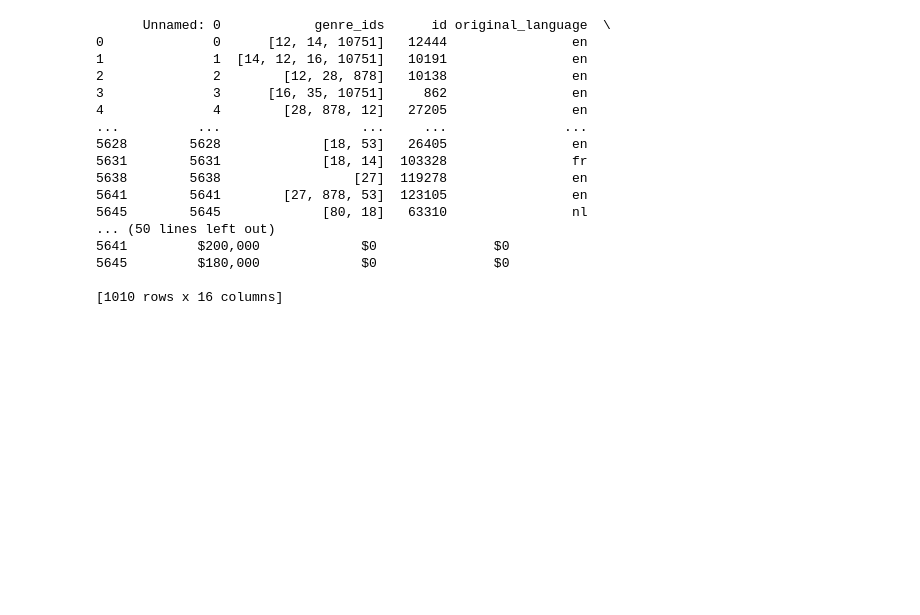
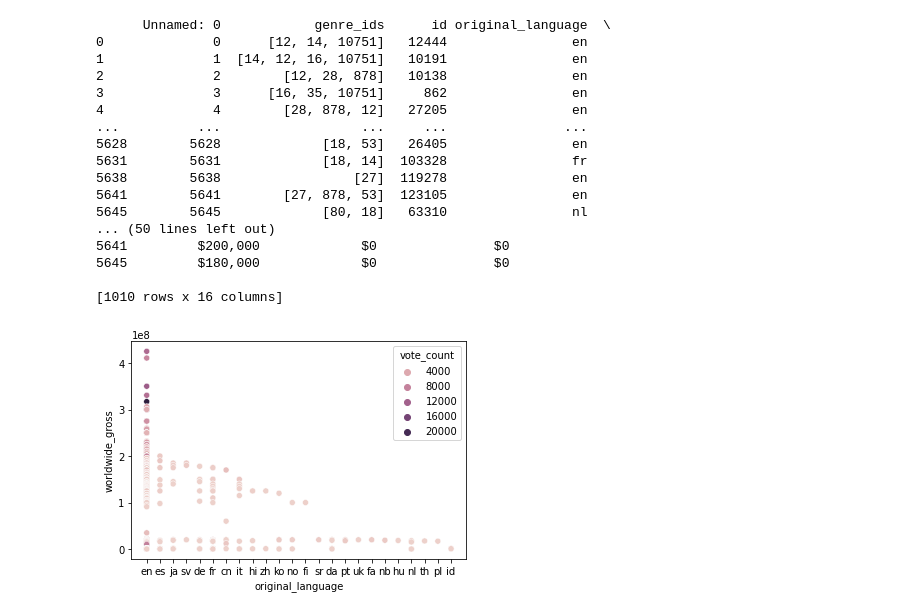
Before and after one commit to bkokin/semester_1_capstone, a Jupyter notebook: exploratory_work/Diana_explanatory.ipynb, the cells around one changed output. Cells and saved outputs as stored; diff of their text form; code cells hidden in the pictures; blank space fills up the shorter version.

```diff
--- a/exploratory_work/Diana_explanatory.ipynb
+++ b/exploratory_work/Diana_explanatory.ipynb
@@ -209,2 +252,13 @@ print (result)
+# %%
+import seaborn as sns
+sns.scatterplot(x="original_language", y="worldwide_gross", data=result, hue = "vote_count");
+
+#plt.title ("")
+#plt.legend(bbox_to_anchor=(1.02, 1), loc='upper left', borderaxespad=0)
+
+#Note: maybe subtract worldwide gross from production budget to get the worldwide profit
+       # find popular language and any correlation to the worldwide profit
+# %% [output]
+[figure, added]
 # %%
 import seaborn as sns
```
Also changed, not shown: parts of 22 cells of this notebook, 2 other files.
